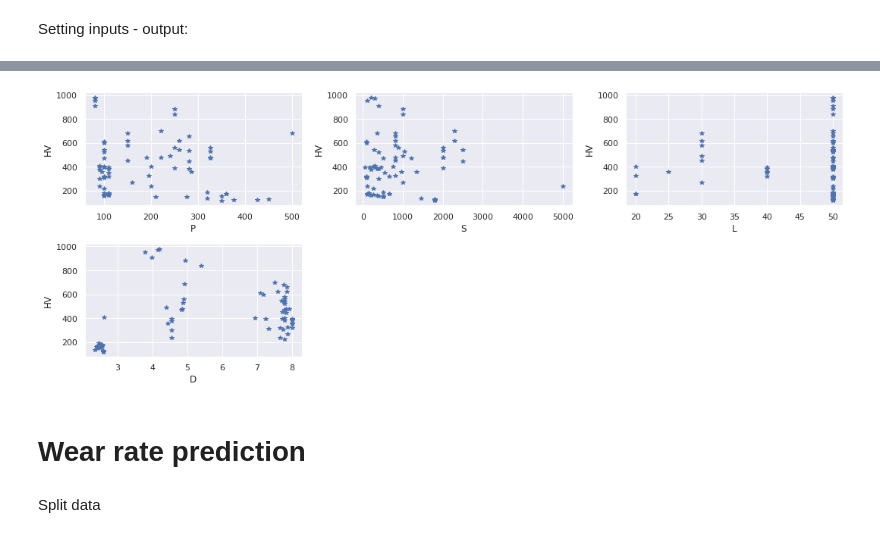
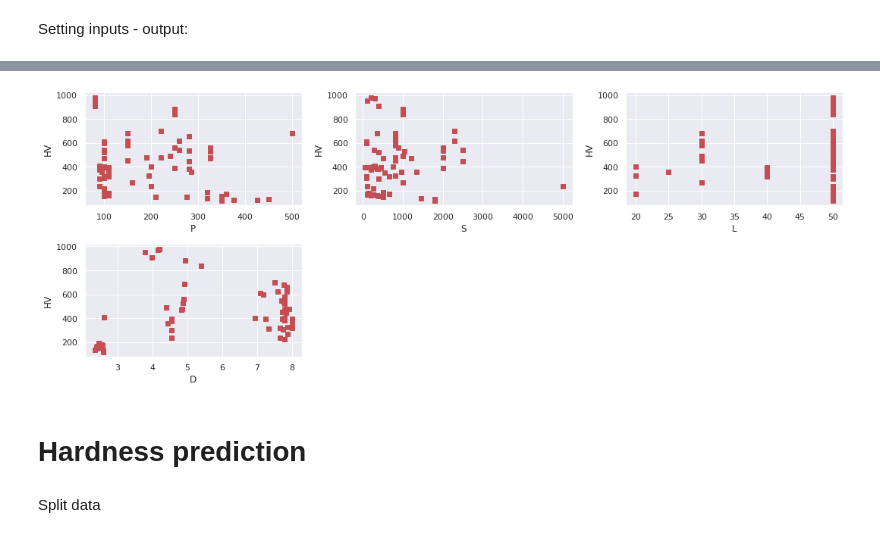
Before and after one commit to GermanOmar/Wear, a Jupyter notebook: Wear_HV.ipynb, the cells around one changed output, grey strips where cells are left out. Saved outputs shown, nothing was run; the diff lists cells and outputs as text; code cells hidden in the pictures.

```diff
--- a/Wear_HV.ipynb
+++ b/Wear_HV.ipynb
@@ -87,26 +87,26 @@ warnings.filterwarnings("ignore")
 # %%
 #fields = ['P', 'S', 'L',  'HD1',  'F', 'd' ]
 fields = ['P', 'S', 'L',  'D'  ]
 import seaborn as sns
-sns.set()
+sns.set_theme(style="darkgrid")
 
 fig = plt.figure()
 fig.set_size_inches((15,8))
 for i, field in enumerate(fields):
   plt.subplot(3, 3, i + 1)
-  plt.plot(data[field], data['HV'], 'b*')
+  plt.plot(data[field], data['HV'], 'rs')
   plt.xlabel(field)
   plt.ylabel('HV')
 
 plt.tight_layout()
 # %% [output]
-[figure, old version]
+[figure, new version]
 # %%
 #X=data[['P', 'S', 'L',  'HD1',  'F', 'd' ]]
 X=data[['P', 'S', 'L',  'D']]
 Y=data['HV'][:,None]
 # %% [markdown]
-# Wear rate prediction
+# Hardness prediction
 # %% [markdown]
  Split data
 # %%
```
Also changed, not shown: parts of 19 cells of this notebook.
